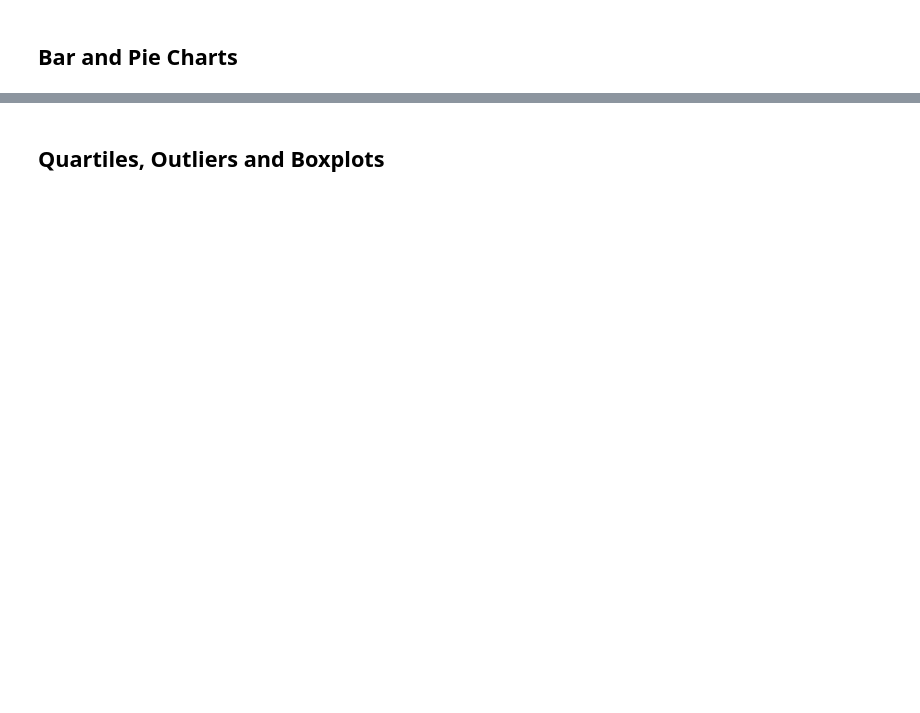
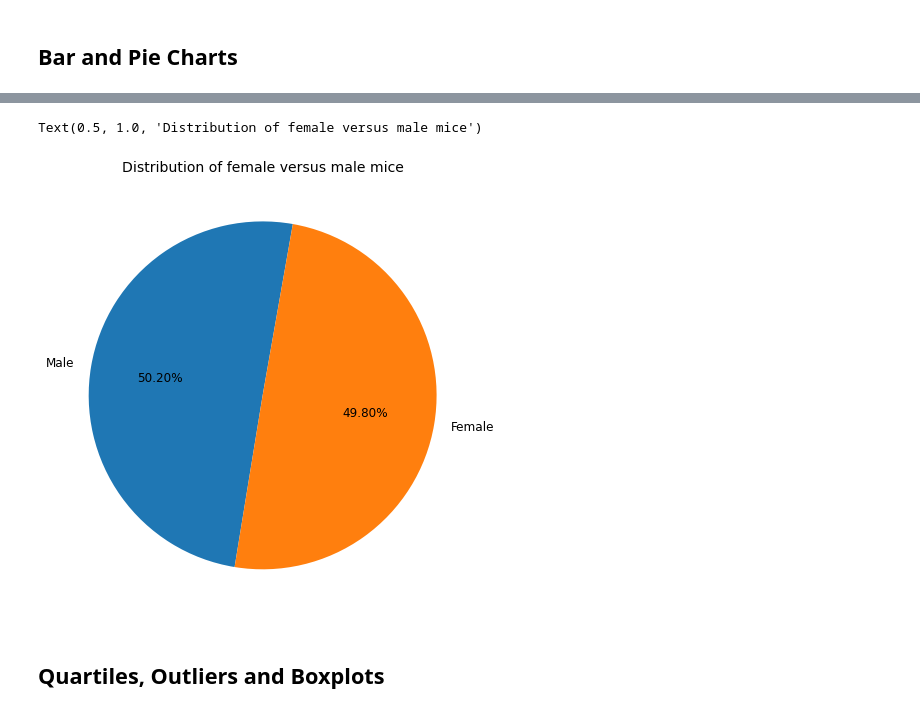
Before and after one commit to jankovic86/matplotlib-challenge, a Jupyter notebook: pymaceuticals.ipynb, the cells around one changed output, grey strips where cells are left out. Drawn from its saved outputs; the diff is of its cells as text; code cells hidden in the pictures; blank space fills up the shorter version.

```diff
--- a/pymaceuticals.ipynb
+++ b/pymaceuticals.ipynb
@@ -162,3 +161,14 @@ Text(0, 0.5, 'Number of Mice')
+# %%
+# Generate a pie plot showing the distribution of female versus male mice using pyplot
+plt.figure(figsize=(8,8))
+no_dup = clean_df.drop_duplicates(["Mouse ID"])
+sex_dist = no_dup["Sex"].value_counts()
+labels = no_dup["Sex"].unique()
+plt.pie(sex_dist, autopct="%1.2f%%", labels= labels, startangle=80, textprops={'fontsize': 12})
+plt.title("Distribution of female versus male mice", fontsize = 14)
+# %% [output]
+Text(0.5, 1.0, 'Distribution of female versus male mice')
+[figure, added]
 # %% [markdown]
 ## Quartiles, Outliers and Boxplots
 # %%
```
Also changed, not shown: parts of 7 cells of this notebook.
